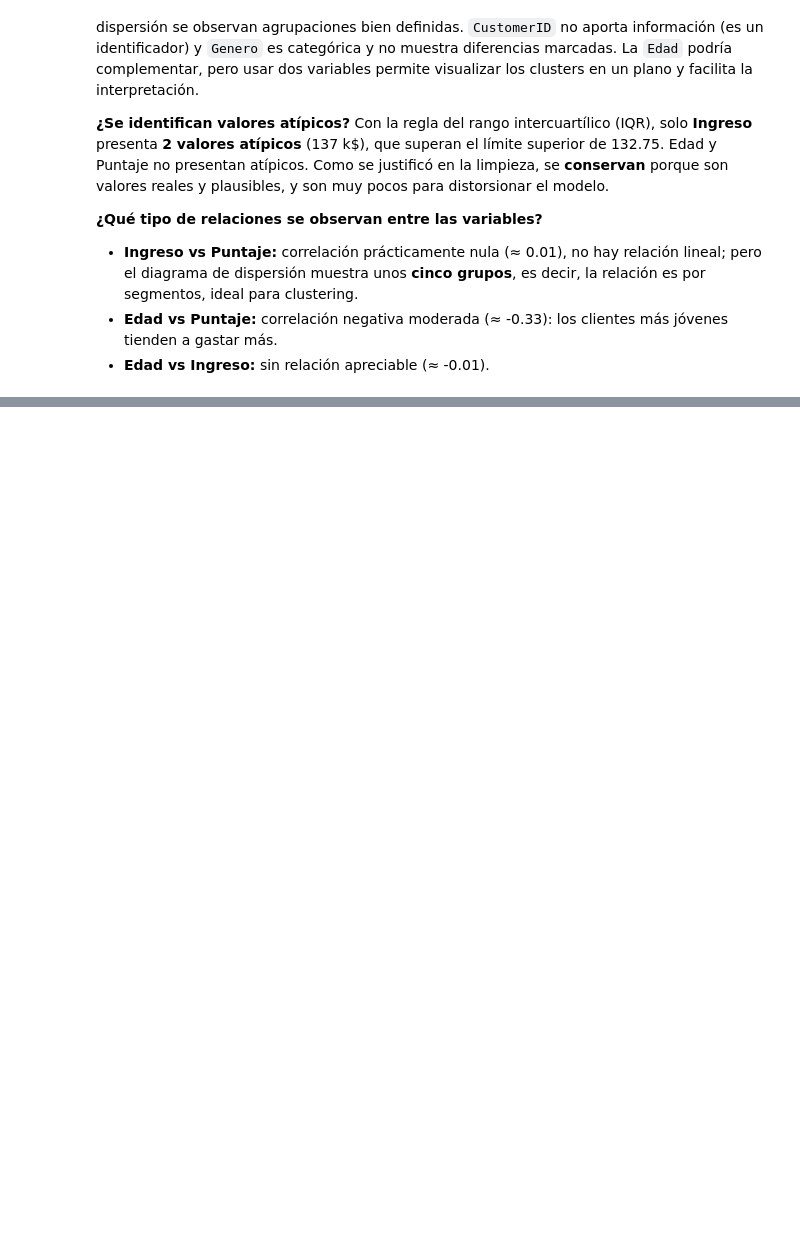
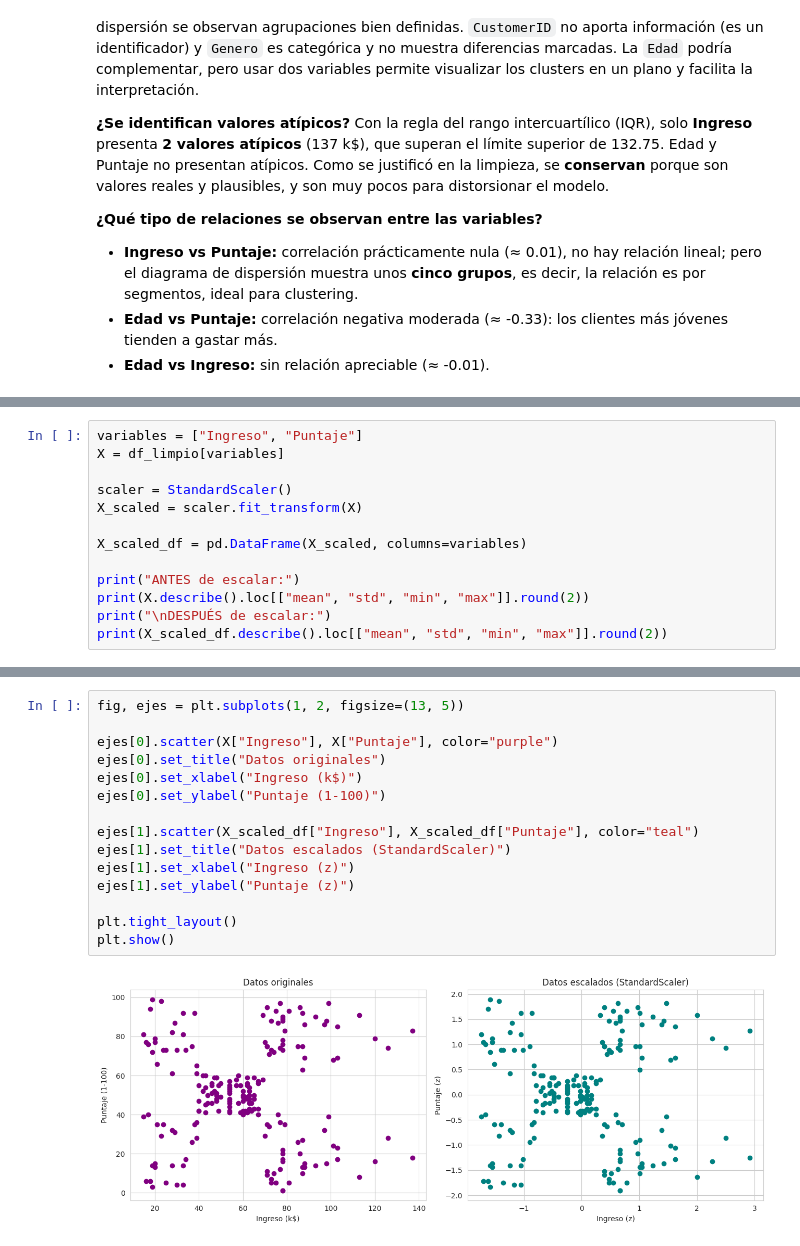
Before and after one commit to dramirezdlp99/taller-kmeans-segmentacion, a Jupyter notebook: taller_kmeans.ipynb, the cells around one changed output, grey strips where cells are left out. Saved outputs shown, nothing was run; the diff lists cells and outputs as text; blank space fills up the shorter version.

Commit message:
Parte 2 y 3: escalado y metodo del codo

```diff
--- a/taller_kmeans.ipynb
+++ b/taller_kmeans.ipynb
@@ -192,0 +195,13 @@ Con la regla del rango intercuartílico (IQR), solo **Ingreso** presenta **2 val
+# %%
+variables = ["Ingreso", "Puntaje"]
+X = df_limpio[variables]
+
+scaler = StandardScaler()
+X_scaled = scaler.fit_transform(X)
+
+X_scaled_df = pd.DataFrame(X_scaled, columns=variables)
+
+print("ANTES de escalar:")
+print(X.describe().loc[["mean", "std", "min", "max"]].round(2))
+print("\nDESPUÉS de escalar:")
+print(X_scaled_df.describe().loc[["mean", "std", "min", "max"]].round(2))
@@ -192,0 +222,17 @@ Con la regla del rango intercuartílico (IQR), solo **Ingreso** presenta **2 val
+# %%
+fig, ejes = plt.subplots(1, 2, figsize=(13, 5))
+
+ejes[0].scatter(X["Ingreso"], X["Puntaje"], color="purple")
+ejes[0].set_title("Datos originales")
+ejes[0].set_xlabel("Ingreso (k$)")
+ejes[0].set_ylabel("Puntaje (1-100)")
+
+ejes[1].scatter(X_scaled_df["Ingreso"], X_scaled_df["Puntaje"], color="teal")
+ejes[1].set_title("Datos escalados (StandardScaler)")
+ejes[1].set_xlabel("Ingreso (z)")
+ejes[1].set_ylabel("Puntaje (z)")
+
+plt.tight_layout()
+plt.show()
+# %% [output]
+[figure, added]
```
Also changed, not shown: parts of 7 cells of this notebook.
